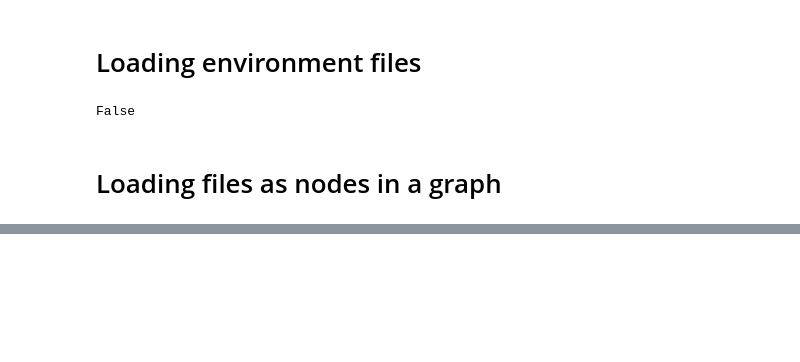
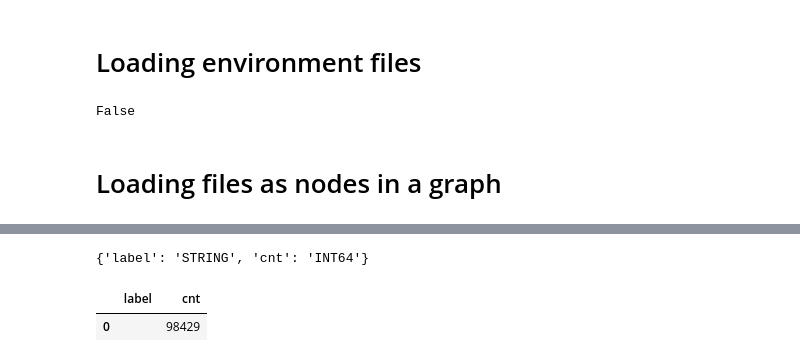
Before and after one commit to progressEdd/glma, a Jupyter notebook: 02-development/linux_kernel/develop.ipynb, the cells around one changed output, grey strips where cells are left out. Drawn from its saved outputs; the diff is of its cells as text; code cells hidden in the pictures; blank space fills up the shorter version.

```diff
--- a/02-development/linux_kernel/develop.ipynb
+++ b/02-development/linux_kernel/develop.ipynb
@@ -376,0 +394,18 @@ RuntimeError: Parser exception: Can not find primary key.
+# %%
+# All node labels and how many you have of each
+q = """
+MATCH (n)
+RETURN DISTINCT labels(n)[0]          AS label,
+       COUNT(*)                       AS cnt
+ORDER BY cnt DESC;
+"""
+res = conn.execute(q)
+# %%
+res.get_schema()
+# %% [output]
+{'label': 'STRING', 'cnt': 'INT64'}
+# %%
+res.get_as_df()
+# %% [output]
+|  | label | cnt |
+| 0 |  | 98429 |
```
Also changed, not shown: parts of 45 cells of this notebook, 22 other files.
